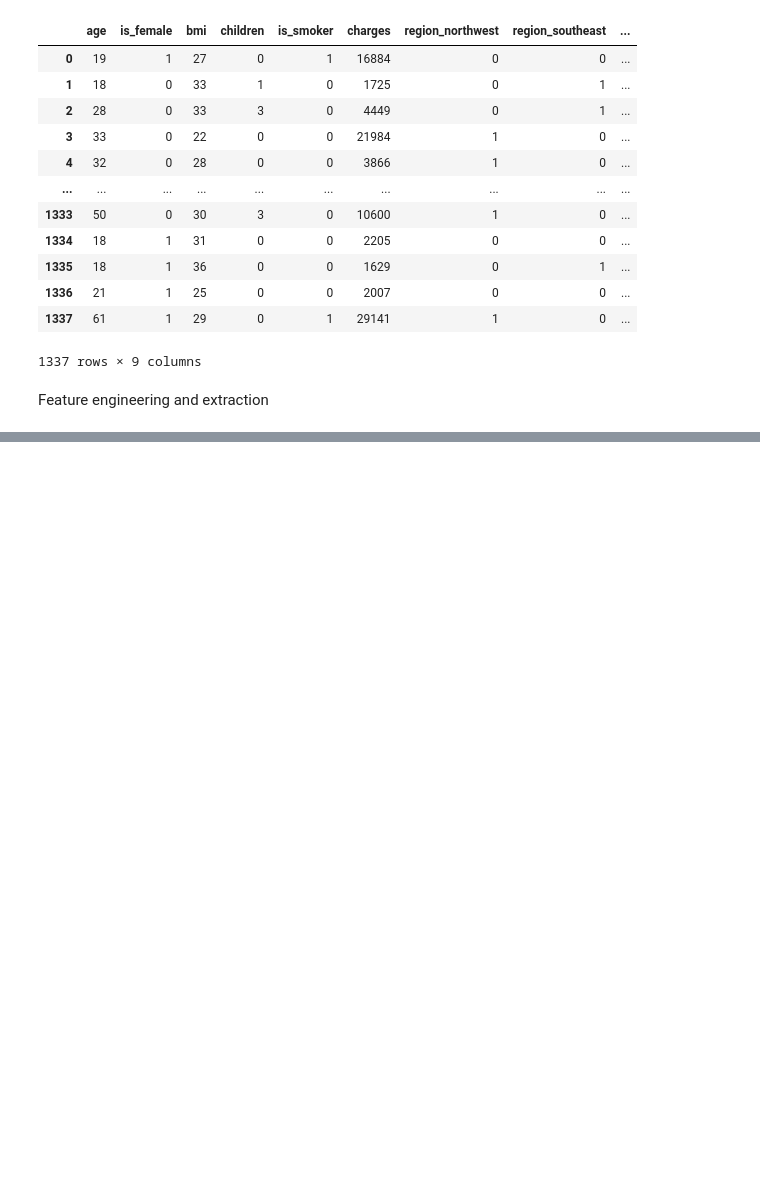
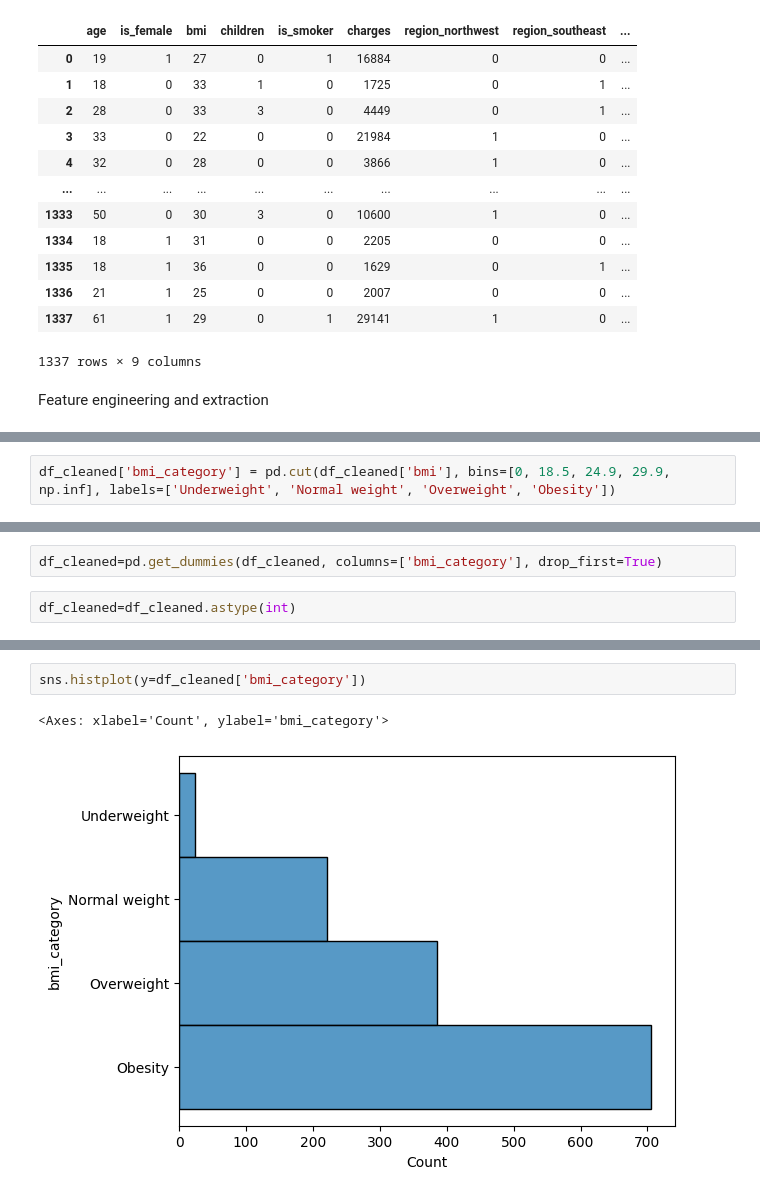
Before and after one commit to nur21horin/machine_learning_part1, a Jupyter notebook: insurance.ipynb, the cells around one changed output, grey strips where cells are left out. Cells and saved outputs as stored; diff of their text form; blank space fills up the shorter version.

```diff
--- a/insurance.ipynb
+++ b/insurance.ipynb
@@ -317,0 +323,2 @@ Feature engineering and extraction
+# %%
+df_cleaned['bmi_category'] = pd.cut(df_cleaned['bmi'], bins=[0, 18.5, 24.9, 29.9, np.inf], labels=['Underweight', 'Normal weight', 'Overweight', 'Obesity'])
@@ -317,0 +341,4 @@ Feature engineering and extraction
+# %%
+df_cleaned=pd.get_dummies(df_cleaned, columns=['bmi_category'], drop_first=True)
+# %%
+df_cleaned=df_cleaned.astype(int)
@@ -317,0 +369,5 @@ Feature engineering and extraction
+# %%
+sns.histplot(y=df_cleaned['bmi_category'])
+# %% [output]
+<Axes: xlabel='Count', ylabel='bmi_category'>
+[figure, added]
```
Also changed, not shown: parts of 4 cells of this notebook.
